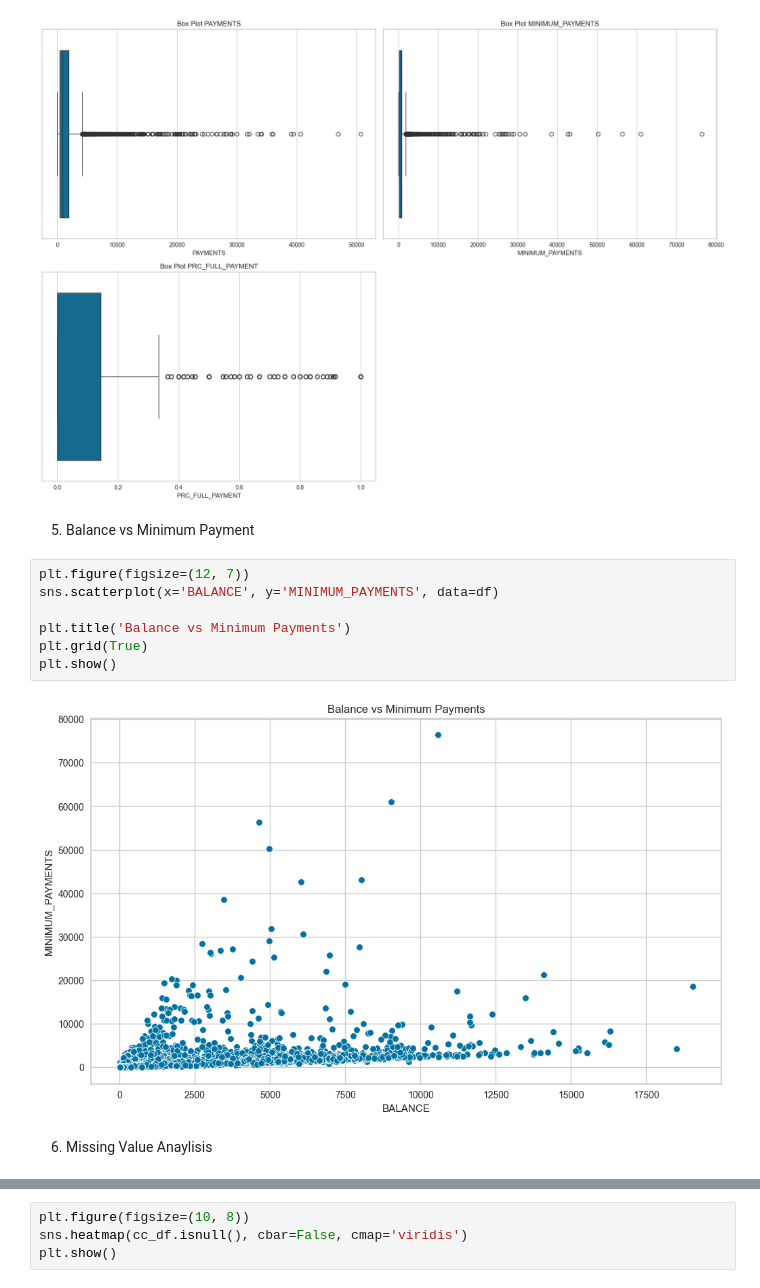
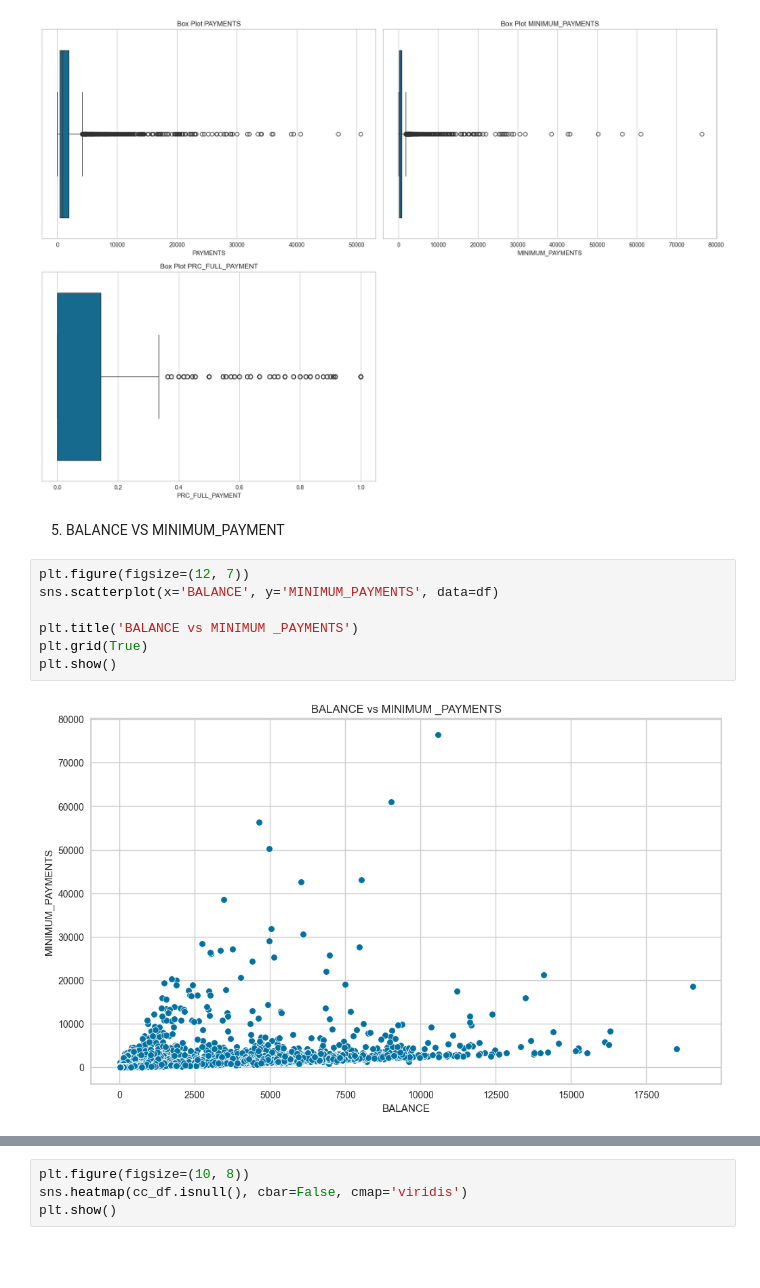
Before and after one commit to Foxeeeee/final-project-IV, a Jupyter notebook: PYTN_KampusMerdeka_fp4_Muhamad Hafidz Sohibul Fazri.ipynb, the cells around one changed output, grey strips where cells are left out. Cells and saved outputs as stored; diff of their text form; blank space fills up the shorter version.

```diff
--- a/PYTN_KampusMerdeka_fp4_Muhamad Hafidz Sohibul Fazri.ipynb
+++ b/PYTN_KampusMerdeka_fp4_Muhamad Hafidz Sohibul Fazri.ipynb
@@ -243,16 +242,14 @@ plt.tight_layout()
 plt.show()
 # %% [output]
 [figure]
-# %% [markdown]
-5. Balance vs Minimum Payment
+# %% [markdown]
+5. BALANCE VS MINIMUM_PAYMENT
 # %%
 plt.figure(figsize=(12, 7))
 sns.scatterplot(x='BALANCE', y='MINIMUM_PAYMENTS', data=df)
 
-plt.title('Balance vs Minimum Payments')
+plt.title('BALANCE vs MINIMUM _PAYMENTS')
 plt.grid(True)
 plt.show()
 # %% [output]
-[figure, old version]
+[figure, new version]
-# %% [markdown]
-6. Missing Value Anaylisis
```
Also changed, not shown: parts of 12 cells of this notebook.
